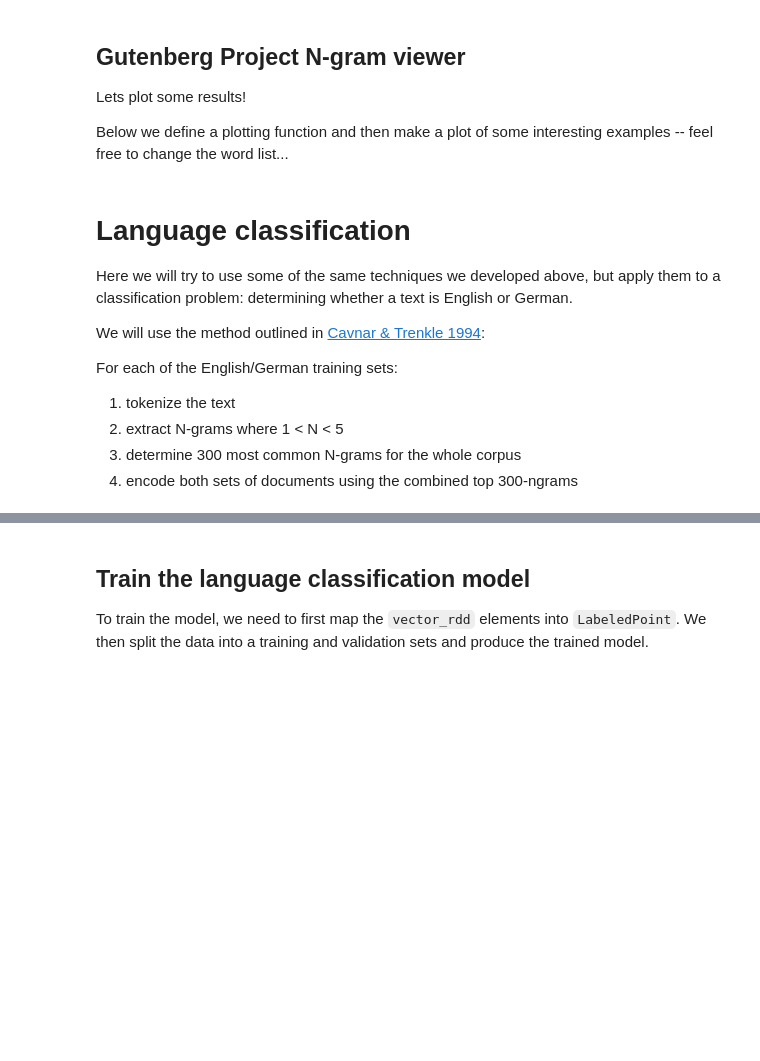
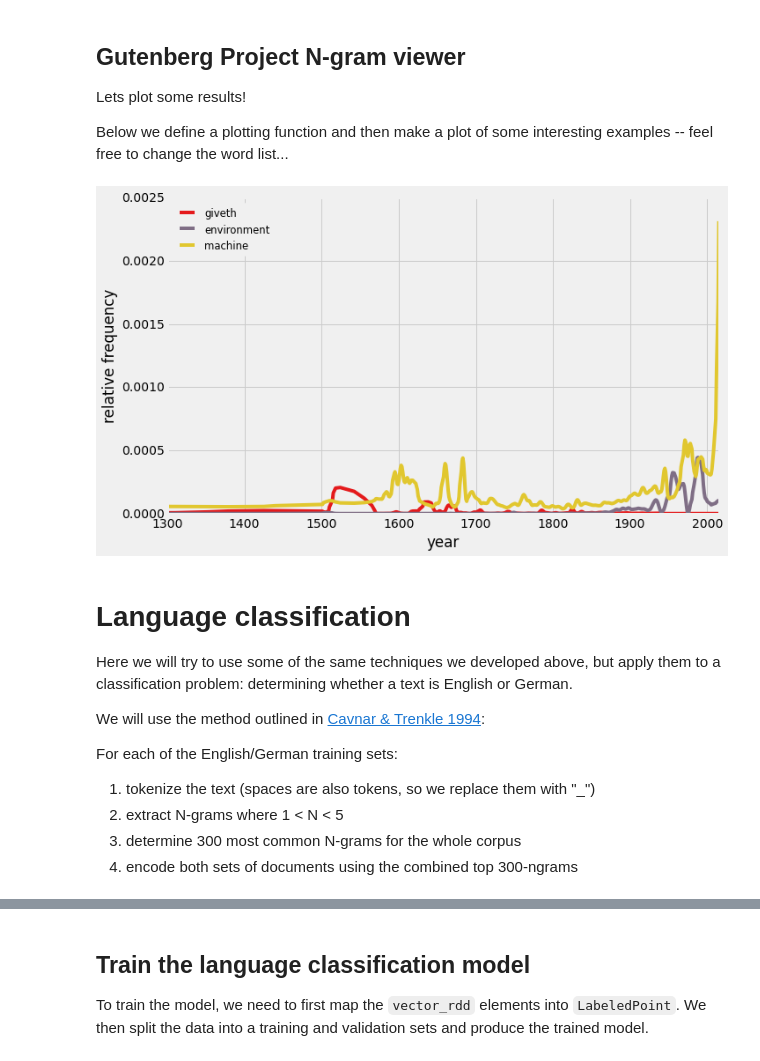
Before and after one commit to rokroskar/spark_workshop, a Jupyter notebook: notebooks/gutenberg/gutenberg-analysis-SOLUTIONS.ipynb, the cells around one changed output, grey strips where cells are left out. Drawn from its saved outputs; the diff is of its cells as text; code cells hidden in the pictures; blank space fills up the shorter version.

Commit message:
simplified cluster setup and updated analysis notebook

```diff
--- a/notebooks/gutenberg/gutenberg-analysis-SOLUTIONS.ipynb
+++ b/notebooks/gutenberg/gutenberg-analysis-SOLUTIONS.ipynb
@@ -39,19 +39,16 @@ num_execs = 15
 exec_cores = 4
 # %%
 # initializing the SparkConf
-conf = SparkConf()
-
-conf.set('spark.executor.memory', '9g')
-conf.set('spark.executor.instances', str(num_execs))
-conf.set('spark.executor.cores', str(exec_cores))
-
-conf.set('spark.storage.memoryFraction', 0.6)
-conf.set('spark.shuffle.memoryFraction', 0.2)
-
-conf.set('spark.yarn.am.memory', '8g')
-conf.set('spark.yarn.am.cores', 4)
-
-conf.set('spark.executorEnv.PYTHONPATH',
-         '{home}/spark_workshop/notebooks/gutenberg'.format(home=os.environ['HOME']))
-
-conf.set('spark.executorEnv.PATH', os.environ['PATH'])
+os.environ['SPARK_DRIVER_MEMORY'] = '4g'
+os.environ['SPARK_CONF_DIR'] = '%s/../../spark_config'%os.getcwd()
+conf = (SparkConf()
+            .set('spark.executor.memory', '9g')
+            .set('spark.executor.instances', str(num_execs))
+            .set('spark.executor.cores', str(exec_cores))
+            .set('spark.storage.memoryFraction', 0.6)
+            .set('spark.shuffle.memoryFraction', 0.2)
+            .set('spark.yarn.am.memory', '8g')
+            .set('spark.yarn.am.cores', 4)
+            .set('spark.executorEnv.PYTHONPATH',
+                 '{home}/spark_workshop/notebooks/gutenberg'.format(home=os.environ['HOME']))
+            .set('spark.executorEnv.PATH', os.environ['PATH']))
@@ -658,3 +706,2 @@ To get the yearly sums, we will turn the metadata of each document into its publ
 # %%
-year_sums = (vector_rdd.map(lambda (gid, vec): (publication_year(meta_b.value[gid]), vec))
-                       .reduceByKey(lambda a,b: a+b))
+year_vec = vector_rdd.map(lambda (gid, vec): (publication_year(meta_b.value[gid]), vec))
@@ -676,2 +707,0 @@ Finally, we use `collectAsMap` to gather the data on the driver as a dictionary
-# %%
-year_data = year_sums.collectAsMap()
@@ -677,0 +712,3 @@ year_data = year_sums.collectAsMap()
+# %%
+year_sums = (year_vec.partitionBy(1200)
+                     .treeAggregate(dict(), add_vector, add_dicts))
@@ -721,7 +781,9 @@ def smooth(x,window_len=11,window='hanning'):
         y=np.convolve(w/w.sum(),s,mode='same')
         return y[window_len:-window_len+1]
 # %%
-plot_usage_frequency(['giveth', 'environment', 'machine'], year_data, word_lookup, [1300, 2015])
+plot_usage_frequency(['giveth', 'environment', 'machine'], year_sums, word_lookup, [1300, 2015])
+# %% [output]
+[figure, added]
 # %% [markdown]
 # Language classification
 
@@ -731,7 +793,7 @@ We will use the method outlined in [Cavnar & Trenkle 1994](http://odur.let.rug.n
 
 For each of the English/German training sets:
 
-1. tokenize the text
+1. tokenize the text (spaces are also tokens, so we replace them with "_")
 2. extract N-grams where 1 < N < 5
 3. determine 300 most common N-grams for the whole corpus
 4. encode both sets of documents using the combined top 300-ngrams
```
Also changed, not shown: parts of 57 cells of this notebook, 1 other file.
